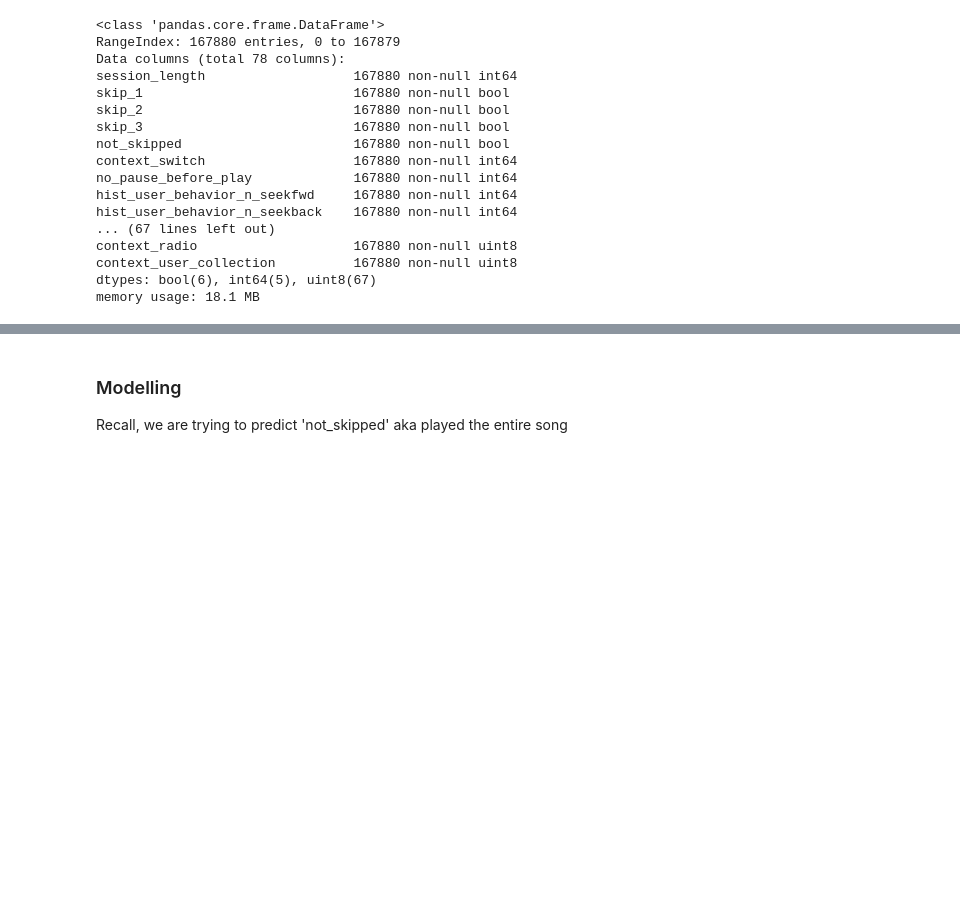
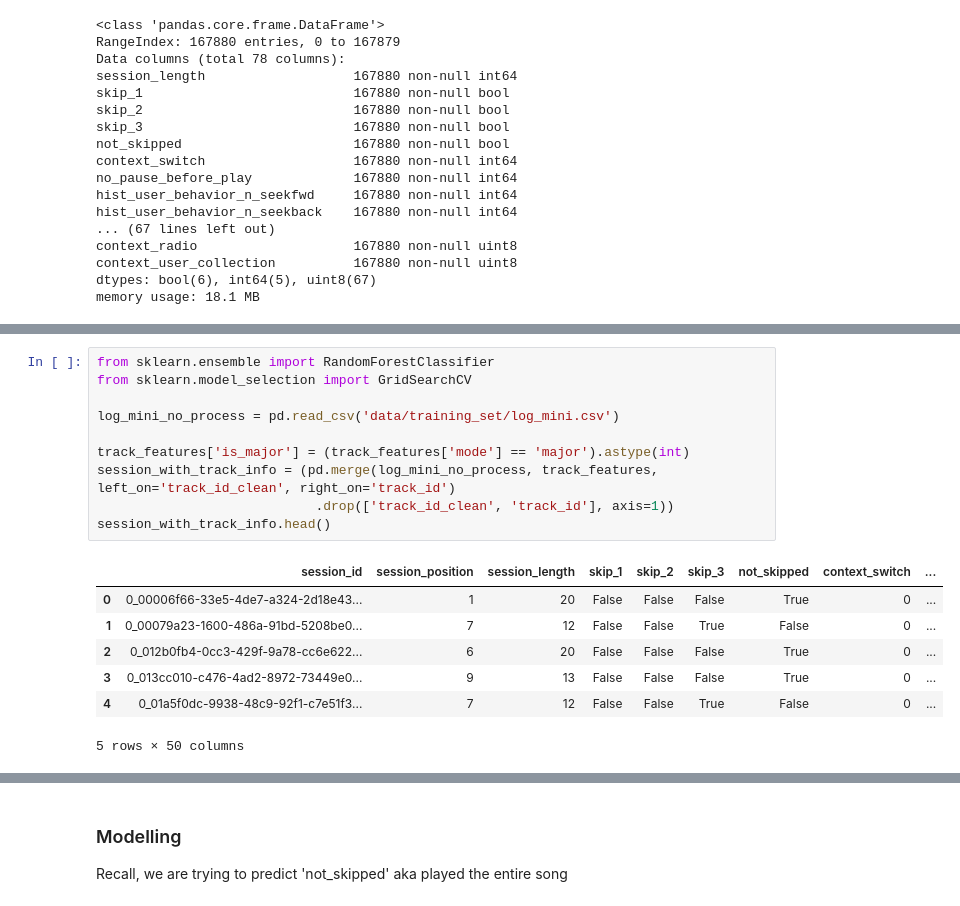
Before and after one commit to cjenniferwong/spotify_skip_predictor, a Jupyter notebook: Initial_EDA_jennwong.ipynb, the cells around one changed output, grey strips where cells are left out. Cells and saved outputs as stored; diff of their text form; blank space fills up the shorter version.

```diff
--- a/Initial_EDA_jennwong.ipynb
+++ b/Initial_EDA_jennwong.ipynb
@@ -157,0 +188,18 @@ memory usage: 18.1 MB
+# %%
+from sklearn.ensemble import RandomForestClassifier
+from sklearn.model_selection import GridSearchCV
+
+log_mini_no_process = pd.read_csv('data/training_set/log_mini.csv')
+
+track_features['is_major'] = (track_features['mode'] == 'major').astype(int)
+session_with_track_info = (pd.merge(log_mini_no_process, track_features, left_on='track_id_clean', right_on='track_id')
+                            .drop(['track_id_clean', 'track_id'], axis=1))
+session_with_track_info.head()
+# %% [output]
+|  | session_id | session_position | session_length | skip_1 | skip_2 | skip_3 | not_skipped | context_switch | ... |
+| 0 | 0_00006f66-33e5-4de7-a324-2d18e43... | 1 | 20 | False | False | False | True | 0 | ... |
+| 1 | 0_00079a23-1600-486a-91bd-5208be0... | 7 | 12 | False | False | True | False | 0 | ... |
+| 2 | 0_012b0fb4-0cc3-429f-9a78-cc6e622... | 6 | 20 | False | False | False | True | 0 | ... |
+| 3 | 0_013cc010-c476-4ad2-8972-73449e0... | 9 | 13 | False | False | False | True | 0 | ... |
+| 4 | 0_01a5f0dc-9938-48c9-92f1-c7e51f3... | 7 | 12 | False | False | True | False | 0 | ... |
+5 rows × 50 columns
```
Also changed, not shown: parts of 12 cells of this notebook, 1 other file.
